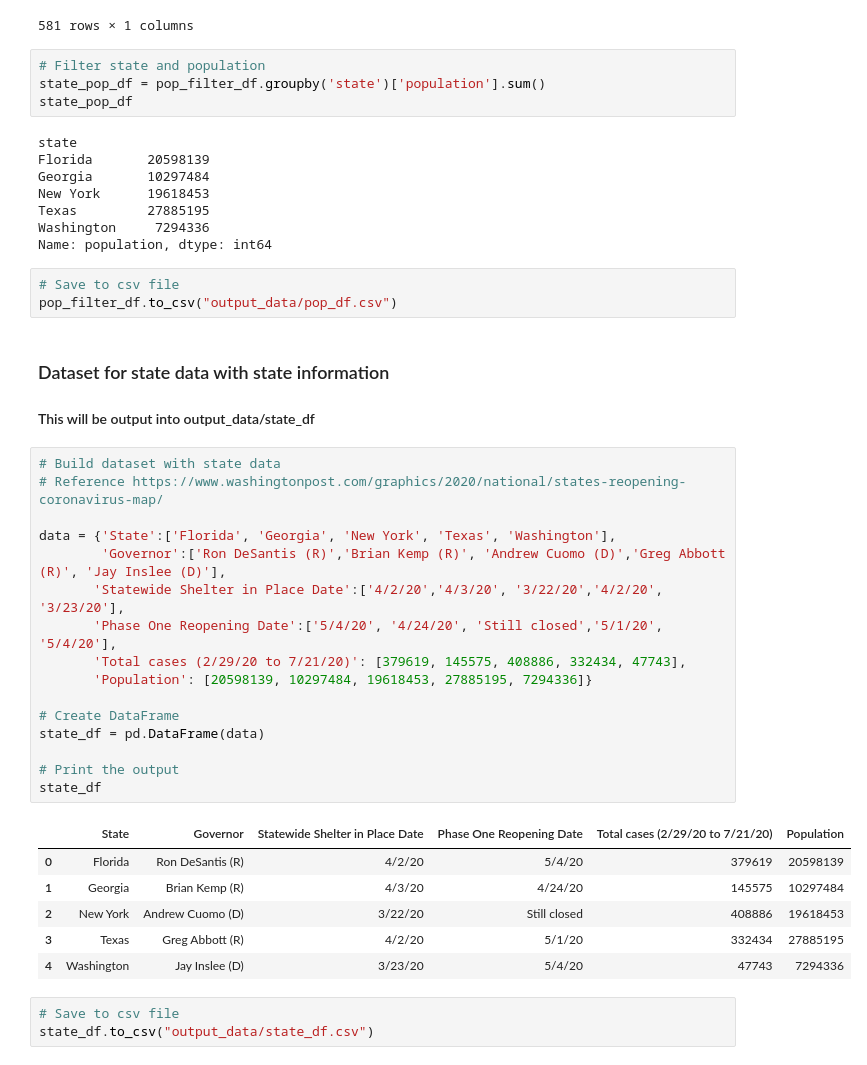
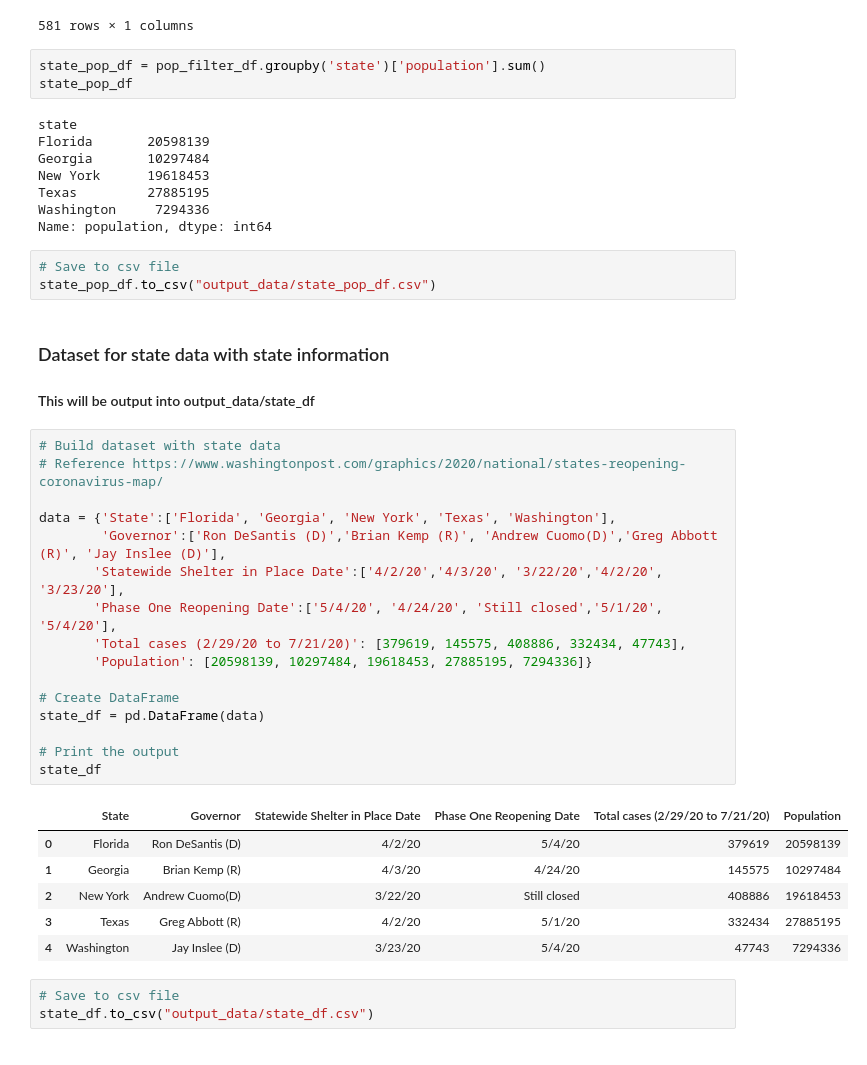
Before and after one commit to Emily-Keymon/Group-Project, a Jupyter notebook: Covid-19 Data Exploration and Cleanup.ipynb, the cells around one changed output. Cells and saved outputs as stored; diff of their text form.

```diff
--- a/Covid-19 Data Exploration and Cleanup.ipynb
+++ b/Covid-19 Data Exploration and Cleanup.ipynb
@@ -662,7 +660,6 @@ pop_filter_df
 | Washington | 249325 |
 581 rows × 1 columns
 # %%
-# Filter state and population
 state_pop_df = pop_filter_df.groupby('state')['population'].sum()
 state_pop_df
 # %% [output]
@@ -675,31 +672,31 @@ Washington     7294336
 Name: population, dtype: int64
 # %%
 # Save to csv file
-pop_filter_df.to_csv("output_data/pop_df.csv")
+state_pop_df.to_csv("output_data/state_pop_df.csv")
 # %% [markdown]
 ### Dataset for state data with state information
 #### This will be output into output_data/state_df
 # %%
 # Build dataset with state data
 # Reference https://www.washingtonpost.com/graphics/2020/national/states-reopening-coronavirus-map/
 
 data = {'State':['Florida', 'Georgia', 'New York', 'Texas', 'Washington'],
-        'Governor':['Ron DeSantis (R)','Brian Kemp (R)', 'Andrew Cuomo (D)','Greg Abbott (R)', 'Jay Inslee (D)'],
+        'Governor':['Ron DeSantis (D)','Brian Kemp (R)', 'Andrew Cuomo(D)','Greg Abbott (R)', 'Jay Inslee (D)'],
        'Statewide Shelter in Place Date':['4/2/20','4/3/20', '3/22/20','4/2/20', '3/23/20'],
        'Phase One Reopening Date':['5/4/20', '4/24/20', 'Still closed','5/1/20', '5/4/20'],
        'Total cases (2/29/20 to 7/21/20)': [379619, 145575, 408886, 332434, 47743],
        'Population': [20598139, 10297484, 19618453, 27885195, 7294336]}
 
 # Create DataFrame
 state_df = pd.DataFrame(data)
 
 # Print the output
 state_df
 # %% [output]
 |  | State | Governor | Statewide Shelter in Place Date | Phase One Reopening Date | Total cases (2/29/20 to 7/21/20) | Population |
-| 0 | Florida | Ron DeSantis (R) | 4/2/20 | 5/4/20 | 379619 | 20598139 |
+| 0 | Florida | Ron DeSantis (D) | 4/2/20 | 5/4/20 | 379619 | 20598139 |
 | 1 | Georgia | Brian Kemp (R) | 4/3/20 | 4/24/20 | 145575 | 10297484 |
-| 2 | New York | Andrew Cuomo (D) | 3/22/20 | Still closed | 408886 | 19618453 |
+| 2 | New York | Andrew Cuomo(D) | 3/22/20 | Still closed | 408886 | 19618453 |
 | 3 | Texas | Greg Abbott (R) | 4/2/20 | 5/1/20 | 332434 | 27885195 |
 | 4 | Washington | Jay Inslee (D) | 3/23/20 | 5/4/20 | 47743 | 7294336 |
 # %%
```
Also changed, not shown: parts of 24 cells of this notebook, 1 other file.
